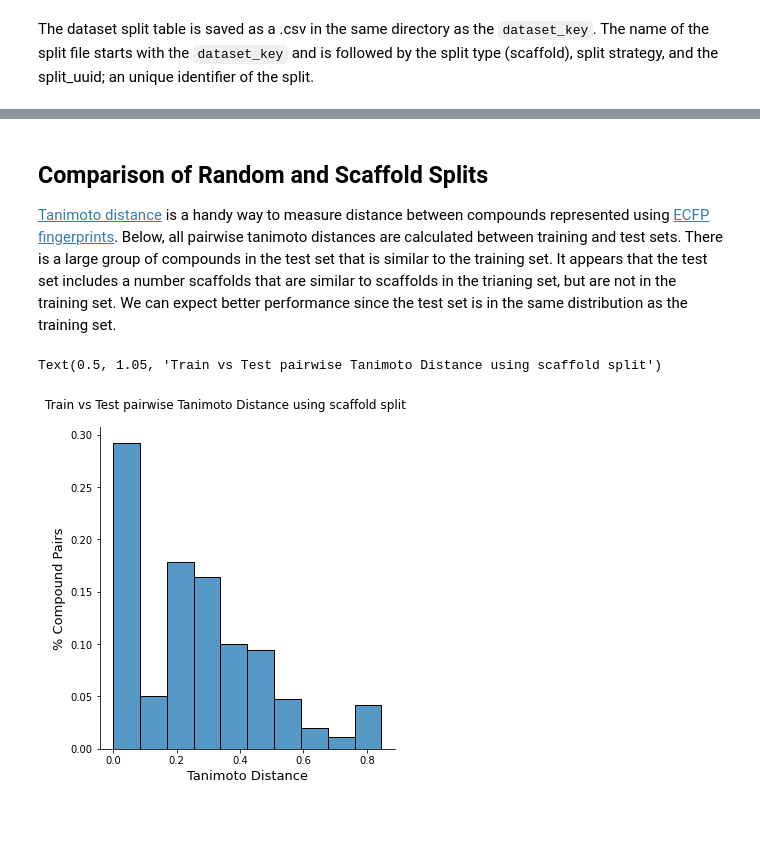
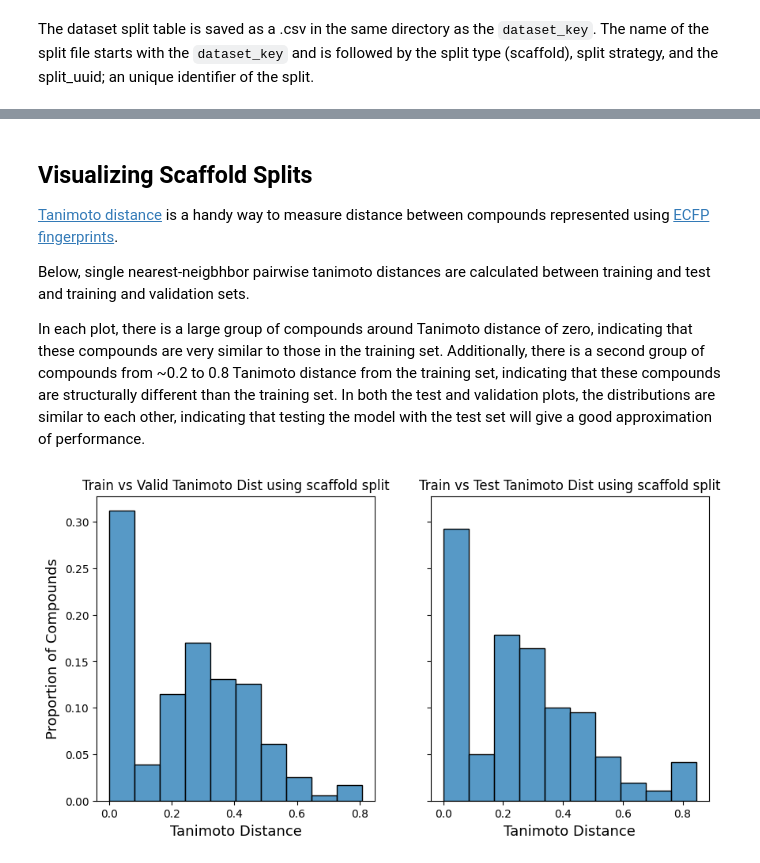
Before and after one commit to vgutta/AMPL-scaling, a Jupyter notebook: atomsci/ddm/examples/tutorials2023/03_perform_a_split.ipynb, the cells around one changed output, grey strips where cells are left out. Cells and saved outputs as stored; diff of their text form; code cells hidden in the pictures; blank space fills up the shorter version.

Commit message:
update some descriptions and plotting code

```diff
--- a/atomsci/ddm/examples/tutorials2023/03_perform_a_split.ipynb
+++ b/atomsci/ddm/examples/tutorials2023/03_perform_a_split.ipynb
@@ -147,25 +157,30 @@ df.head(3)
 # %% [markdown]
-## Comparison of Random and Scaffold Splits
+## Visualizing Scaffold Splits
 [Tanimoto distance](https://en.wikipedia.org/wiki/Jaccard_index#Tanimoto_similarity_and_distance) is a handy way
 to measure distance between compounds represented using [ECFP fingerprints](https://pubs.acs.org/doi/10.1021/ci100050t).
-Below, all pairwise tanimoto distances are calculated between training and test sets. There is a large group of
-compounds in the test set that is similar to the training set. It appears that the test set includes a number scaffolds
-that are similar to scaffolds in the trianing set, but are not in the training set.
-We can expect better performance since the test set is in the same distribution as the training set.
+
+Below, single nearest-neigbhbor pairwise tanimoto distances are calculated between training and test and training and validation sets.
+
+In each plot, there is a large group of compounds around Tanimoto distance of zero, indicating that these compounds are very similar to those in the training set. Additionally, there is a second group of compounds from ~0.2 to 0.8 Tanimoto distance from the training set, indicating that these compounds are structurally different than the training set. In both the test and validation plots, the distributions are similar to each other, indicating that testing the model with the test set will give a good approximation of performance.
 # %%
+import seaborn as sns
+import matplotlib.pyplot as plt
 import atomsci.ddm.utils.compare_splits_plots as csp
 
 # read the dataset
 df = pd.read_csv('dataset/curated_kcna3_ic50.csv')
 
 # read the split file
 split = pd.read_csv(split_file)
 
 # create SplitStats
 ss = csp.SplitStats(df, split, smiles_col='base_rdkit_smiles', id_col='compound_id', response_cols=['avg_pIC50'])
 
-g = ss.dist_hist_train_v_test_plot()
-g.fig.suptitle(f"Train vs Test pairwise Tanimoto Distance using {split_type} split", y=1.05)
+# plot
+fig, ax = plt.subplots(1,2, sharey=True, figsize=(10,5))
+ss.dist_hist_train_v_valid_plot(ax=ax[0])
+ax[0].set_title(f"Train vs Valid Tanimoto Dist using {split_type} split")
+ss.dist_hist_train_v_test_plot(ax=ax[1])
+ax[1].set_title(f"Train vs Test Tanimoto Dist using {split_type} split");
 # %% [output]
-Text(0.5, 1.05, 'Train vs Test pairwise Tanimoto Distance using scaffold split')
-[figure, old version]
+[figure, new version]
```
Also changed, not shown: parts of 6 cells of this notebook.
